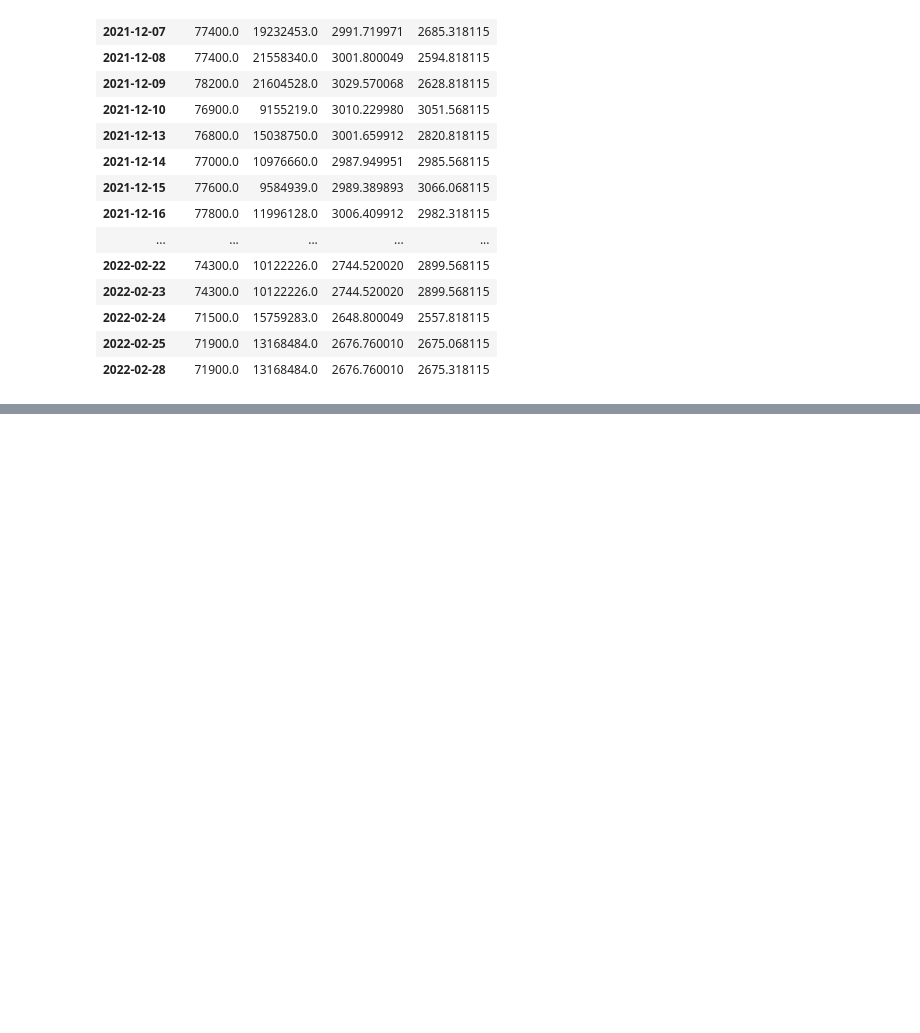
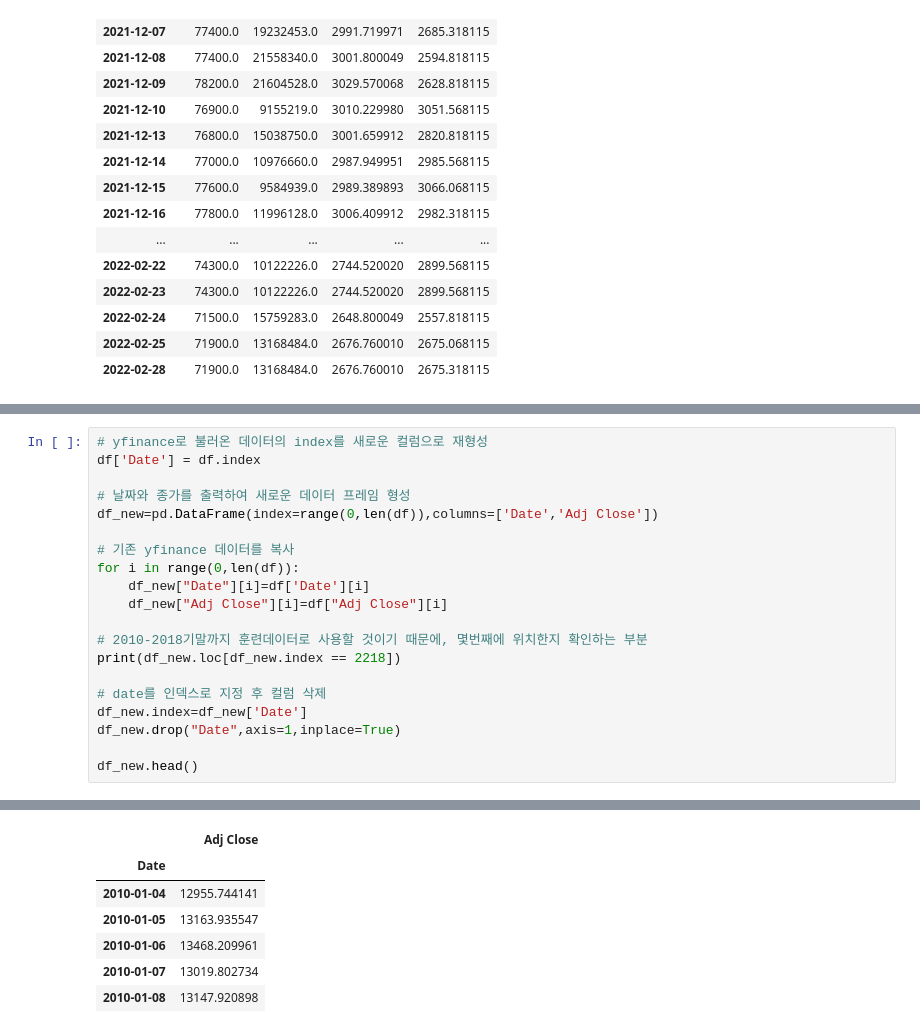
Before and after one commit to freejyb/fin_stats, a Jupyter notebook: tensorflow.ipynb, the cells around one changed output, grey strips where cells are left out. Drawn from its saved outputs; the diff is of its cells as text; blank space fills up the shorter version.

```diff
--- a/tensorflow.ipynb
+++ b/tensorflow.ipynb
@@ -473,0 +512,21 @@ pred
+# %%
+# yfinance로 불러온 데이터의 index를 새로운 컬럼으로 재형성
+df['Date'] = df.index
+
+# 날짜와 종가를 출력하여 새로운 데이터 프레임 형성
+df_new=pd.DataFrame(index=range(0,len(df)),columns=['Date','Adj Close'])
+
+# 기존 yfinance 데이터를 복사
+for i in range(0,len(df)):
+    df_new["Date"][i]=df['Date'][i]
+    df_new["Adj Close"][i]=df["Adj Close"][i]
+
+# 2010-2018기말까지 훈련데이터로 사용할 것이기 때문에, 몇번째에 위치한지 확인하는 부분
+print(df_new.loc[df_new.index == 2218])
+
+# date를 인덱스로 지정 후 컬럼 삭제
+df_new.index=df_new['Date']
+df_new.drop("Date",axis=1,inplace=True)
+
+df_new.head()
+# %% [output]
@@ -473,0 +535,7 @@ pred
+|  | Adj Close |
+| Date |  |
+| 2010-01-04 | 12955.744141 |
+| 2010-01-05 | 13163.935547 |
+| 2010-01-06 | 13468.209961 |
+| 2010-01-07 | 13019.802734 |
+| 2010-01-08 | 13147.920898 |
```
Also changed, not shown: parts of 10 cells of this notebook.
